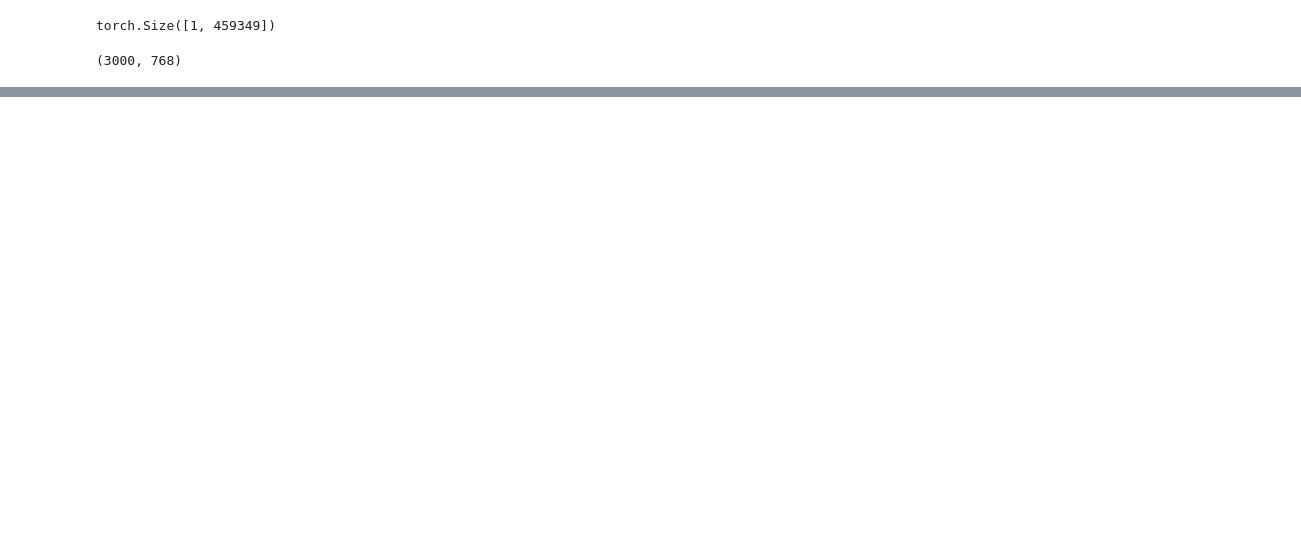
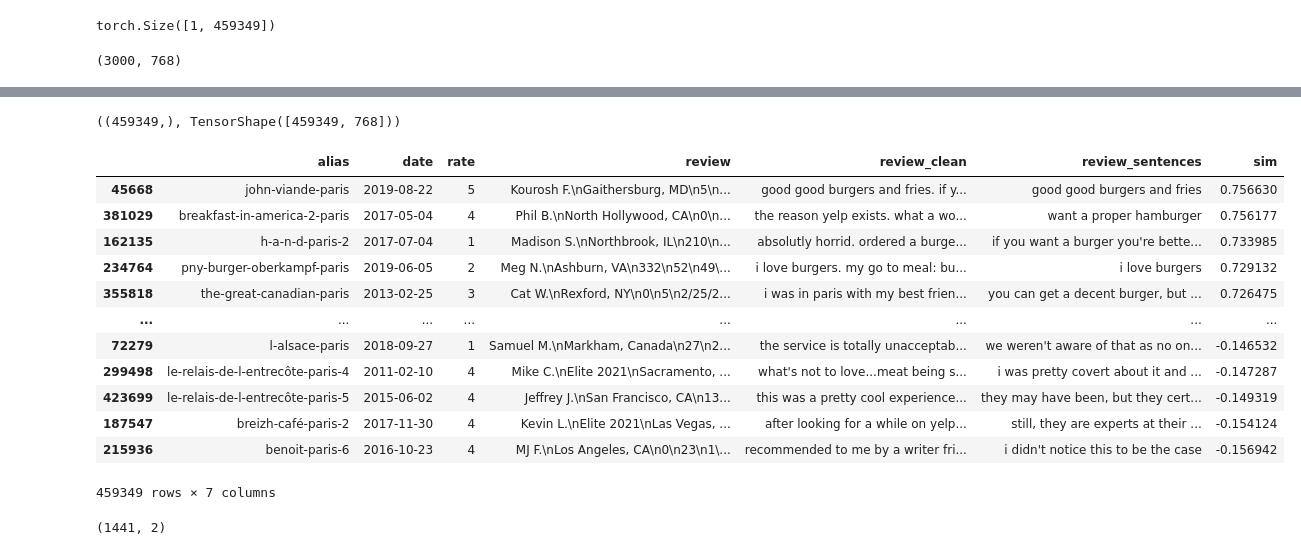
Before and after one commit to arthurcol/fobokiller, a Jupyter notebook: notebooks/extract.ipynb, the cells around one changed output, grey strips where cells are left out. Drawn from its saved outputs; the diff is of its cells as text; code cells hidden in the pictures; blank space fills up the shorter version.

```diff
--- a/notebooks/extract.ipynb
+++ b/notebooks/extract.ipynb
@@ -52,3 +54,40 @@ Cluster 2, #195 Elements
          absolutely delicious food
           truely delicious
           very tasty
+# %%
+embed_tf = tensorflow.convert_to_tensor(embedding)
+# %%
+df['review_sentences'].shape,embed_tf.shape
+# %% [output]
+((459349,), TensorShape([459349, 768]))
+# %%
+text_input = 'I want a good burger'
+input_encoded = model.encode(text_input)
+similarities = util.cos_sim(input_encoded,np.array(embed_tf))
+# %%
+df_sim = df.assign(sim = similarities.T)
+# %%
+df_sim.sort_values('sim',ascending=False)
+# %% [output]
+|  | alias | date | rate | review | review_clean | review_sentences | sim |
+| 45668 | john-viande-paris | 2019-08-22 | 5 | Kourosh F.\nGaithersburg, MD\n5\n... | good good burgers and fries. if y... | good good burgers and fries | 0.756630 |
+| 381029 | breakfast-in-america-2-paris | 2017-05-04 | 4 | Phil B.\nNorth Hollywood, CA\n0\n... | the reason yelp exists. what a wo... | want a proper hamburger | 0.756177 |
+| 162135 | h-a-n-d-paris-2 | 2017-07-04 | 1 | Madison S.\nNorthbrook, IL\n210\n... | absolutly horrid. ordered a burge... | if you want a burger you're bette... | 0.733985 |
+| 234764 | pny-burger-oberkampf-paris | 2019-06-05 | 2 | Meg N.\nAshburn, VA\n332\n52\n49\... | i love burgers. my go to meal: bu... | i love burgers | 0.729132 |
+| 355818 | the-great-canadian-paris | 2013-02-25 | 3 | Cat W.\nRexford, NY\n0\n5\n2/25/2... | i was in paris with my best frien... | you can get a decent burger, but ... | 0.726475 |
+| ... | ... | ... | ... | ... | ... | ... | ... |
+| 72279 | l-alsace-paris | 2018-09-27 | 1 | Samuel M.\nMarkham, Canada\n27\n2... | the service is totally unacceptab... | we weren't aware of that as no on... | -0.146532 |
+| 299498 | le-relais-de-l-entrecôte-paris-4 | 2011-02-10 | 4 | Mike C.\nElite 2021\nSacramento, ... | what's not to love...meat being s... | i was pretty covert about it and ... | -0.147287 |
+| 423699 | le-relais-de-l-entrecôte-paris-5 | 2015-06-02 | 4 | Jeffrey J.\nSan Francisco, CA\n13... | this was a pretty cool experience... | they may have been, but they cert... | -0.149319 |
+| 187547 | breizh-café-paris-2 | 2017-11-30 | 4 | Kevin L.\nElite 2021\nLas Vegas, ... | after looking for a while on yelp... | still, they are experts at their ... | -0.154124 |
+| 215936 | benoit-paris-6 | 2016-10-23 | 4 | MJ F.\nLos Angeles, CA\n0\n23\n1\... | recommended to me by a writer fri... | i didn't notice this to be the case | -0.156942 |
+459349 rows × 7 columns
+# %%
+## Create resto df for review count and rate mean
+df_resto = df.groupby('alias').agg({
+    'rate':'mean',
+    'review':'nunique'
+})
+df_resto.shape
+# %% [output]
+(1441, 2)
```
Also changed, not shown: parts of 14 cells of this notebook, 2 other files.
